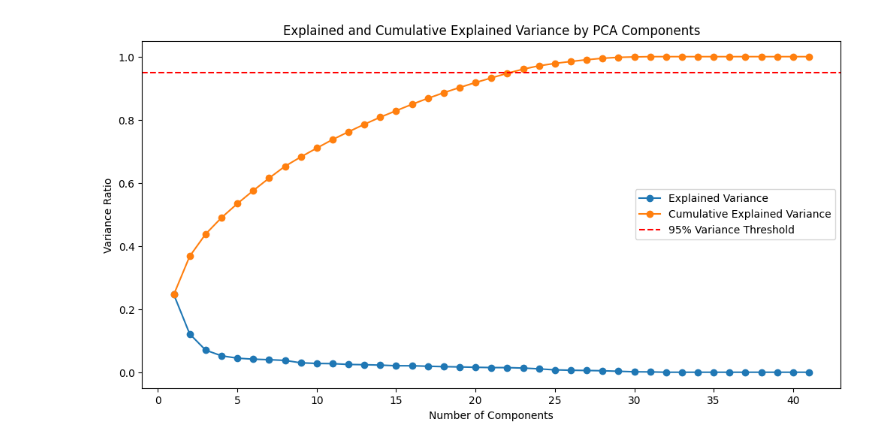
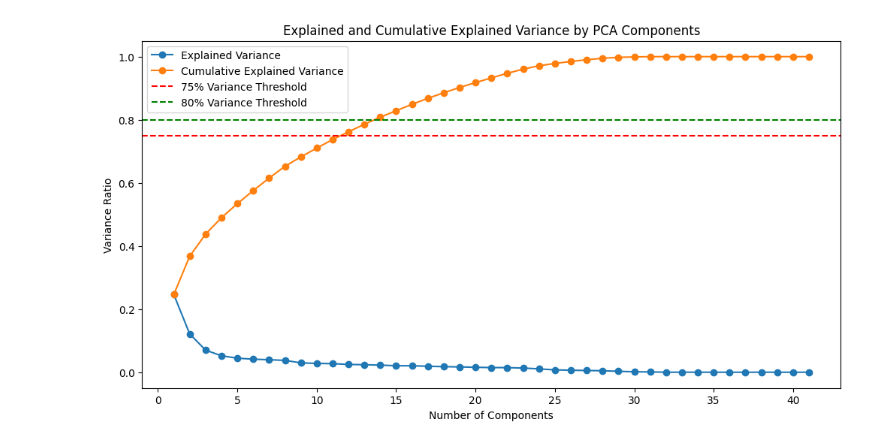
Before and after one commit to progdaddy/IT3212, a Jupyter notebook: notebook/Assignment_3/feature_selection.ipynb, the cells around one changed output. Saved outputs shown, nothing was run; the diff lists cells and outputs as text; code cells hidden in the pictures.

```diff
--- a/notebook/Assignment_3/feature_selection.ipynb
+++ b/notebook/Assignment_3/feature_selection.ipynb
@@ -12,33 +12,35 @@ from sklearn.model_selection import train_test_split
 data = pd.read_csv('../../outputs/Assignment_3/extracted_features_data.csv')
 test_data = pd.read_csv('../../outputs/Assignment_3/extracted_features_data.csv')
 
 # Separate the features and target variable
 x_train = data.drop(columns=['Target'])
 y_train = data['Target']
 x_test = test_data.drop(columns=['Target'])
 y_test = test_data['Target']
 
 # Standardize the features before applying PCA
 scaler = StandardScaler()
 X_train_scaled = scaler.fit_transform(x_train)
 X_test_scaled = scaler.transform(x_test)
 
 # Step 1: Apply PCA to analyze explained variance
 pca = PCA(n_components=None)
 X_train_pca = pca.fit_transform(X_train_scaled)
 
-# Step 2: Determine "smart" number of components based on penalized score approach
+# Calculate cumulative explained variance
 explained_variance = pca.explained_variance_ratio_
 cumulative_variance = np.cumsum(explained_variance)
 
+# Plot the explained variance and cumulative variance
 plt.figure(figsize=(12, 6))
 plt.plot(range(1, len(explained_variance) + 1), explained_variance, marker='o', label='Explained Variance')
 plt.plot(range(1, len(cumulative_variance) + 1), cumulative_variance, marker='o', label='Cumulative Explained Variance')
-plt.axhline(y=0.95, color='r', linestyle='--', label="95% Variance Threshold")
+plt.axhline(y=0.75, color='r', linestyle='--', label="75% Variance Threshold")
+plt.axhline(y=0.80, color='g', linestyle='--', label="80% Variance Threshold")
 plt.xlabel('Number of Components')
 plt.ylabel('Variance Ratio')
 plt.title('Explained and Cumulative Explained Variance by PCA Components')
 plt.legend()
 plt.show()
 # %% [output]
-[figure, old version]
+[figure, new version]
```
Also changed, not shown: parts of 4 cells of this notebook.
